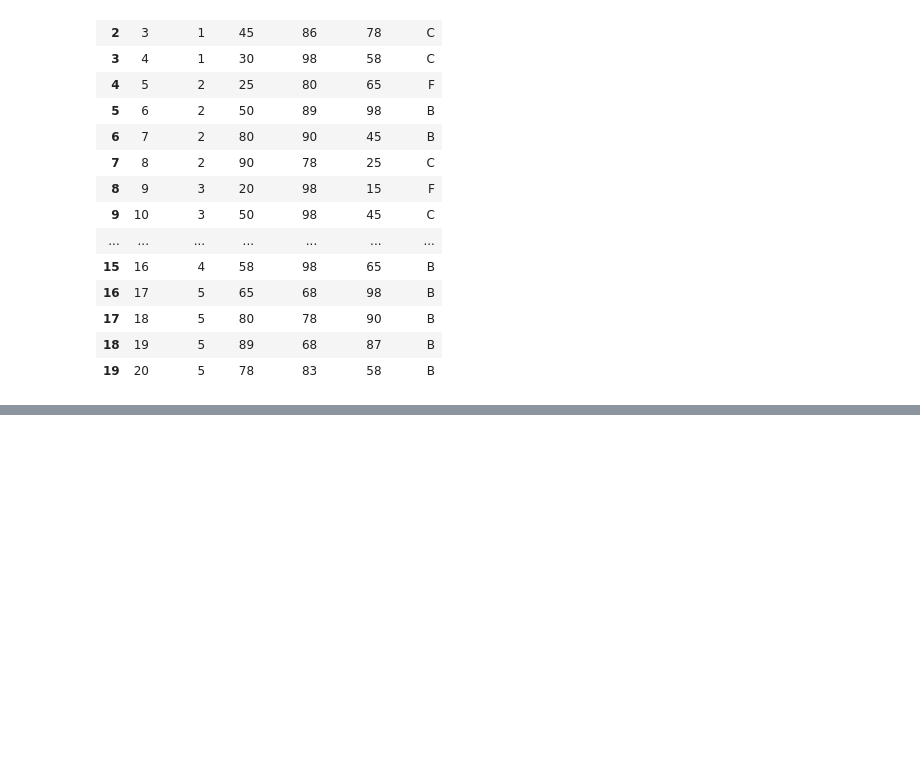
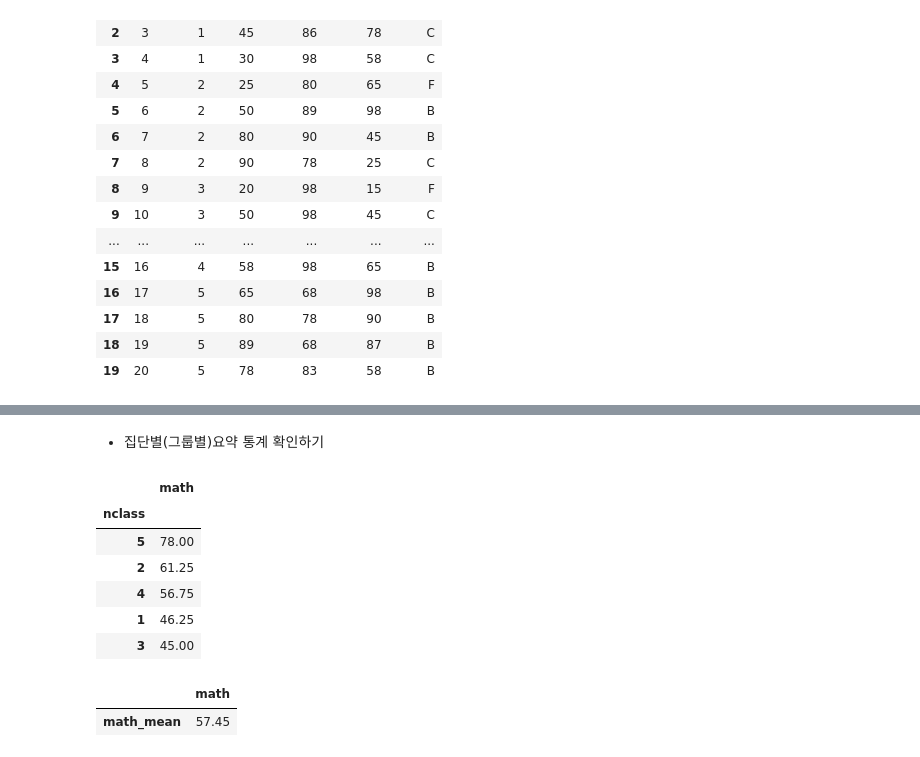
Before and after one commit to 2013je/Python_jpnb, a Jupyter notebook: 2.pandas.ipynb, the cells around one changed output, grey strips where cells are left out. Saved outputs shown, nothing was run; the diff lists cells and outputs as text; code cells hidden in the pictures; blank space fills up the shorter version.

```diff
--- a/2.pandas.ipynb
+++ b/2.pandas.ipynb
@@ -743,0 +743,20 @@ cats = pd.cut(df_age['ages'],)
+# %% [markdown]
+- 집단별(그룹별)요약 통계 확인하기
+# %%
+# 반 별 수학 평균 구하기
+# 집계함수(통계함수): mean, median, count, sum, min, max, ....
+exam[['nclass','math']].groupby(by='nclass').mean().sort_values(by='math', ascending=False)
+# %% [output]
+|  | math |
+| nclass |  |
+| 5 | 78.00 |
+| 2 | 61.25 |
+| 4 | 56.75 |
+| 1 | 46.25 |
+| 3 | 45.00 |
+# %%
+# 전체 수학점수 평균 구하기
+exam.agg(math_mean=('math','mean'))
+# %% [output]
+|  | math |
+| math_mean | 57.45 |
```
Also changed, not shown: parts of 6 cells of this notebook, 1 other file.
